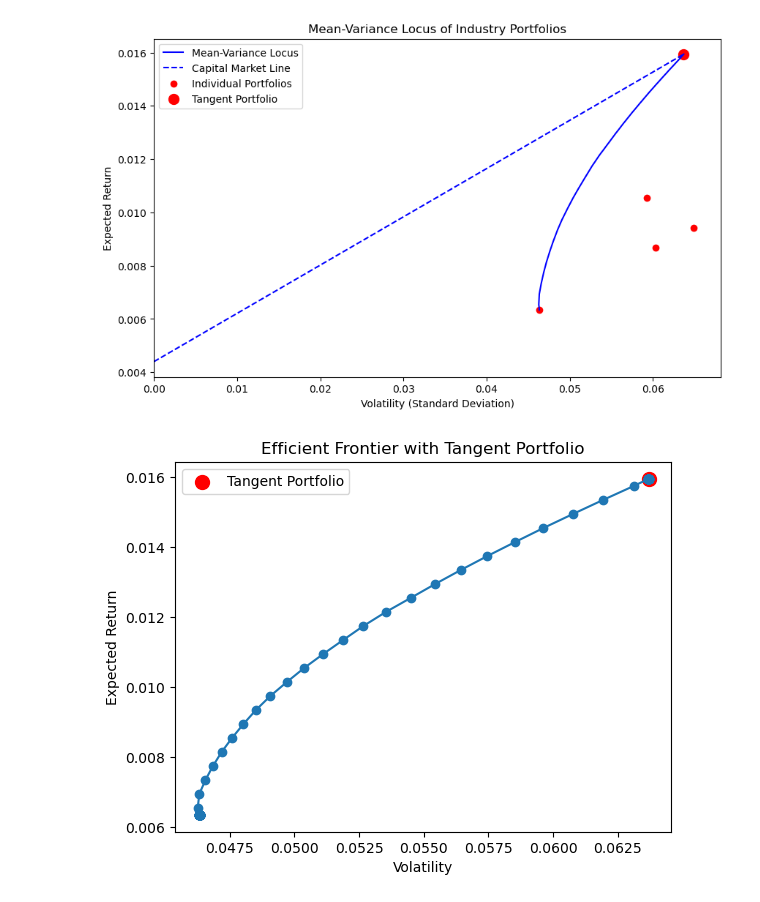
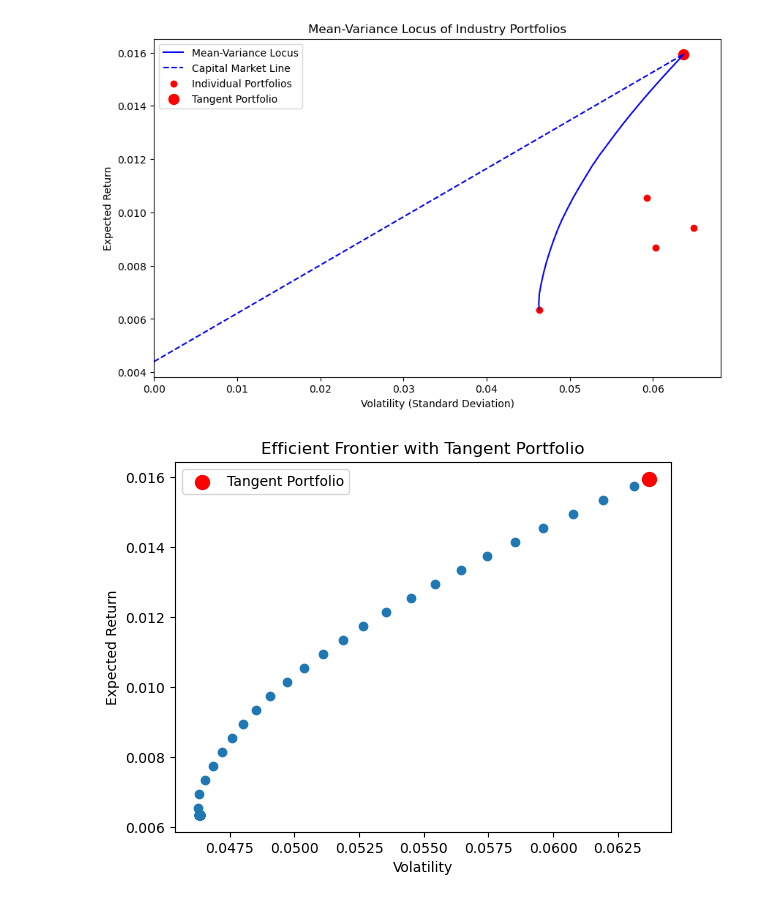
Before and after one commit to DominicPrenovost/TP1-Gestion-de-pf, a Jupyter notebook: Dom.ipynb, the cells around one changed output. Cells and saved outputs as stored; diff of their text form; code cells hidden in the pictures.

```diff
--- a/Dom.ipynb
+++ b/Dom.ipynb
@@ -282,8 +278,8 @@ max_sharpe_index = np.argmax(sharpe_ratios)
 
 # Extract the return and volatility of the tangent portfolio
 tangent_portfolio_return = rendements_optimaux[max_sharpe_index]
-#tangent_portfolio_volatility = volatilites_optimales[max_sharpe_index]
-tangent_portfolio_volatility = volatilites_optimales[99]
+tangent_portfolio_volatility = volatilites_optimales[max_sharpe_index]
+#tangent_portfolio_volatility = volatilites_optimales[99]
 # %% [output]
 Poids optimaux du portefeuille : [-4.53606728e-04 -6.08916983e-04  1.00375447e+00 -8.05820676e-04
  -5.47297024e-04]
@@ -322,18 +318,18 @@ plt.xlim(0)
 [figure]
 # %%
 # Plot the efficient frontier
-plt.plot(volatilites_optimales, rendements_optimaux, marker='o', linestyle='-')
+plt.scatter(volatilites_optimales, rendements_optimaux, marker='o', linestyle='-')
 
 # Plot the tangent portfolio point
-plt.scatter(volatilites_optimales[99], tangent_portfolio_return, color='red', marker='o', s=100, label='Tangent Portfolio')
+plt.scatter(tangent_portfolio_volatility, tangent_portfolio_return, color='red', marker='o', s=100, label='Tangent Portfolio')
 
 # Add labels and title
 plt.xlabel('Volatility')
 plt.ylabel('Expected Return')
 plt.title('Efficient Frontier with Tangent Portfolio')
 plt.legend()
 
 # Show the plot
 plt.show()
 # %% [output]
-[figure, old version]
+[figure, new version]
```
Also changed, not shown: parts of 3 cells of this notebook.
